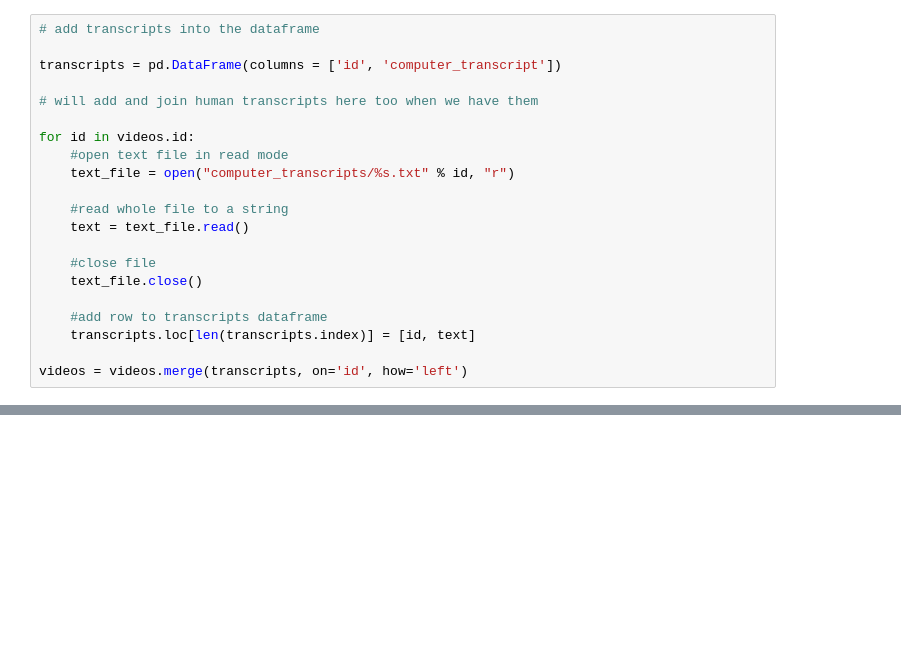
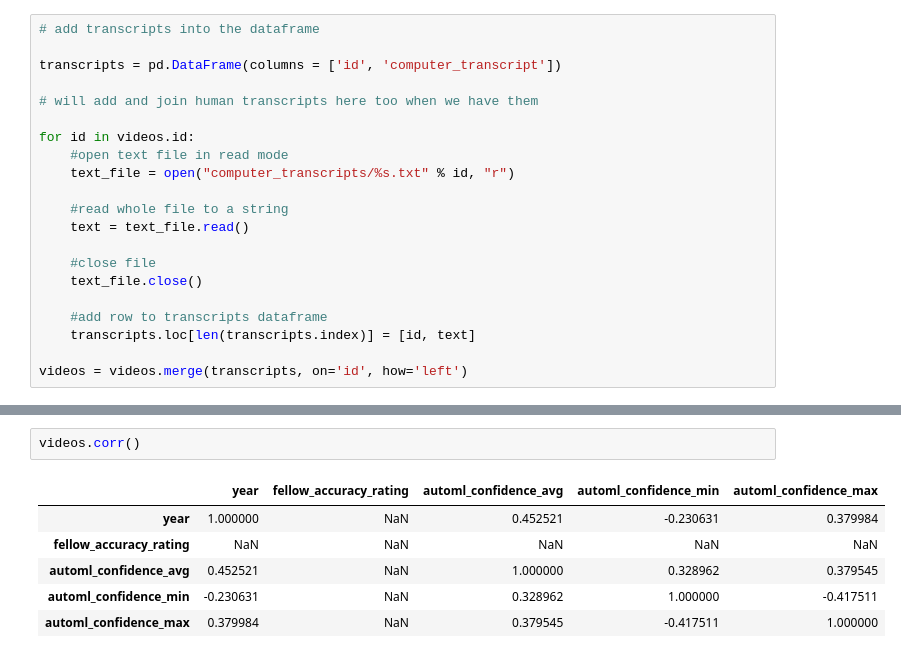
Before and after one commit to geoffswc/Internet-Archives-Transcripts, a Jupyter notebook: transcript_accuracy_assessment.ipynb, the cells around one changed output, grey strips where cells are left out. Drawn from its saved outputs; the diff is of its cells as text; blank space fills up the shorter version.

```diff
--- a/transcript_accuracy_assessment.ipynb
+++ b/transcript_accuracy_assessment.ipynb
@@ -75,0 +106,9 @@ videos.head()
+# %%
+videos.corr()
+# %% [output]
+|  | year | fellow_accuracy_rating | automl_confidence_avg | automl_confidence_min | automl_confidence_max |
+| year | 1.000000 | NaN | 0.452521 | -0.230631 | 0.379984 |
+| fellow_accuracy_rating | NaN | NaN | NaN | NaN | NaN |
+| automl_confidence_avg | 0.452521 | NaN | 1.000000 | 0.328962 | 0.379545 |
+| automl_confidence_min | -0.230631 | NaN | 0.328962 | 1.000000 | -0.417511 |
+| automl_confidence_max | 0.379984 | NaN | 0.379545 | -0.417511 | 1.000000 |
```
Also changed, not shown: parts of 8 cells of this notebook.
